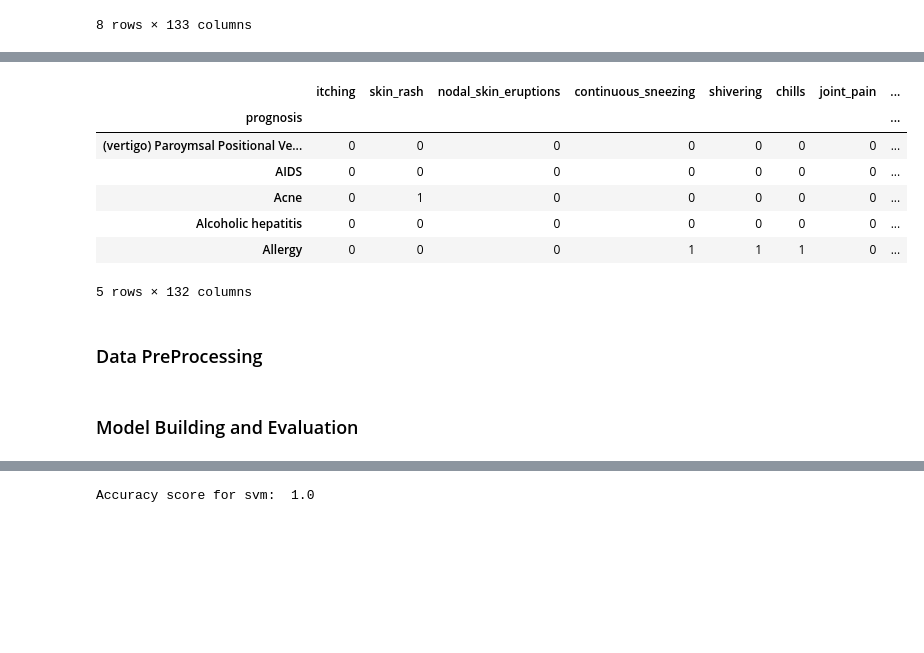
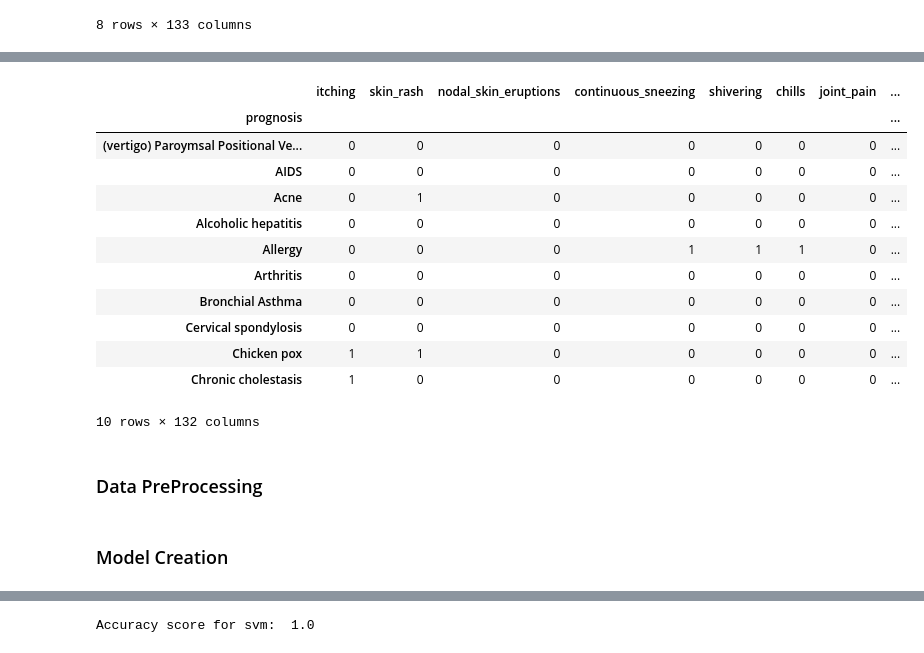
Before and after one commit to amishkr22/Healthcare-Chatbot, a Jupyter notebook: trails.ipynb, the cells around one changed output, grey strips where cells are left out. Drawn from its saved outputs; the diff is of its cells as text; code cells hidden in the pictures; blank space fills up the shorter version.

```diff
--- a/trails.ipynb
+++ b/trails.ipynb
@@ -96,16 +97,20 @@ plt.show()
 # %%
 reduced_data = training.groupby(training['prognosis']).max()
-
-reduced_data.head()
+reduced_data.head(10)
 # %% [output]
 |  | itching | skin_rash | nodal_skin_eruptions | continuous_sneezing | shivering | chills | joint_pain | ... |
 | prognosis |  |  |  |  |  |  |  | ... |
 | (vertigo) Paroymsal Positional Ve... | 0 | 0 | 0 | 0 | 0 | 0 | 0 | ... |
 | AIDS | 0 | 0 | 0 | 0 | 0 | 0 | 0 | ... |
 | Acne | 0 | 1 | 0 | 0 | 0 | 0 | 0 | ... |
 | Alcoholic hepatitis | 0 | 0 | 0 | 0 | 0 | 0 | 0 | ... |
 | Allergy | 0 | 0 | 0 | 1 | 1 | 1 | 0 | ... |
+| Arthritis | 0 | 0 | 0 | 0 | 0 | 0 | 0 | ... |
+| Bronchial Asthma | 0 | 0 | 0 | 0 | 0 | 0 | 0 | ... |
+| Cervical spondylosis | 0 | 0 | 0 | 0 | 0 | 0 | 0 | ... |
+| Chicken pox | 1 | 1 | 0 | 0 | 0 | 0 | 0 | ... |
+| Chronic cholestasis | 1 | 0 | 0 | 0 | 0 | 0 | 0 | ... |
-5 rows × 132 columns
+10 rows × 132 columns
 # %% [markdown]
 ### Data PreProcessing
 # %%
@@ -123,4 +124,4 @@ test_y = le.transform(test_y)
 # %% [markdown]
-### Model Building and Evaluation
+### Model Creation
 # %%
 clf1  = DecisionTreeClassifier()
```
Also changed, not shown: parts of 16 cells of this notebook.
